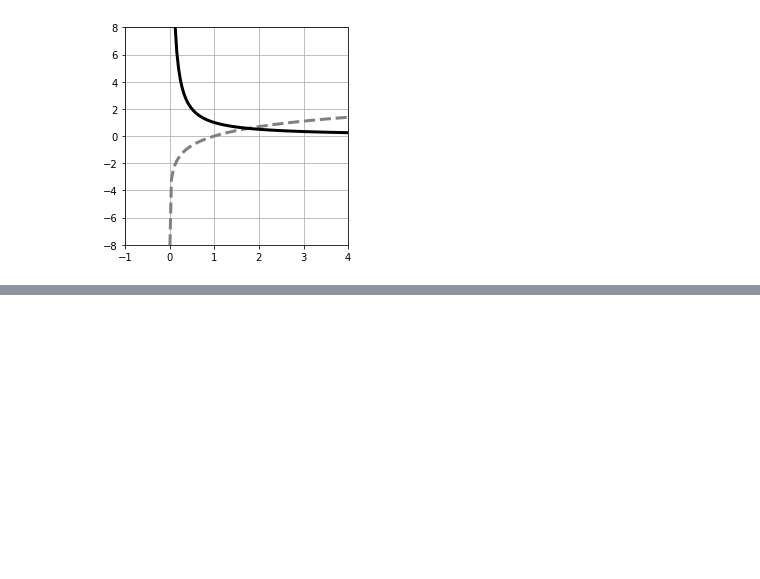
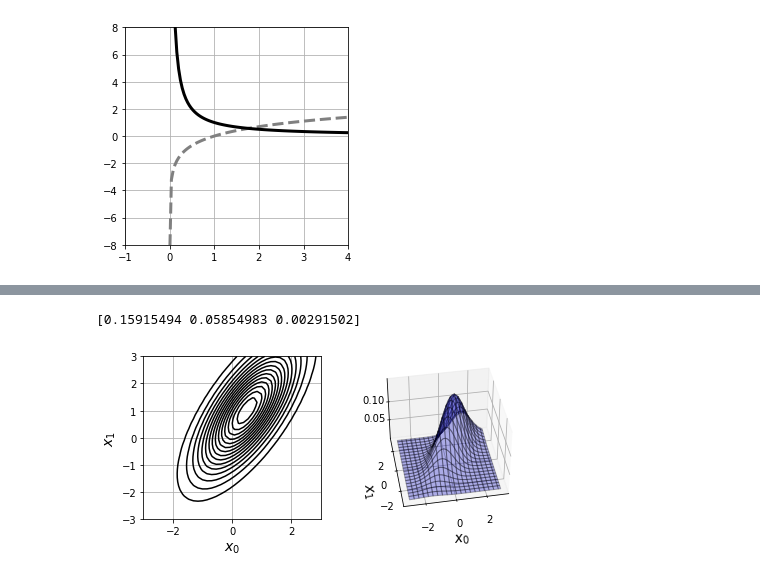
Before and after one commit to skanayam/python_machinelearning_tutorial, a Jupyter notebook: section4.ipynb, the cells around one changed output, grey strips where cells are left out. Cells and saved outputs as stored; diff of their text form; code cells hidden in the pictures; blank space fills up the shorter version.

```diff
--- a/section4.ipynb
+++ b/section4.ipynb
@@ -296,0 +370,74 @@ plt.show()
+# %%
+import numpy as np
+import matplotlib.pyplot as plt
+%matplotlib inline
+from mpl_toolkits.mplot3d import Axes3D
+
+#ガウス関数の定義
+def gauss(x, mu, sigma):
+    N, D = x.shape
+    c1 = 1/(2*np.pi)**(D/2)
+    c2 = 1/(np.linalg.det(sigma)**(1/2))
+    inv_sigma = np.linalg.inv(sigma)
+    c3 = x - mu
+    c4 = np.dot(c3, inv_sigma)
+    c5 = np.zeros(N)
+    for d in range(D):
+        c5 = c5+c4[:, d]*c3[:, d]
+    p = c1*c2*np.exp(-c5/2)
+    return p
+
+x = np.array([[1,2],[2,1],[3,4]])
+mu = np.array([1,2]) #行列-ベクトルってオッケー？
+sigma = np.array([[1,0],[0,1]])
+print(gauss(x, mu, sigma))
+# %% [output]
+[0.15915494 0.05854983 0.00291502]
+# %%
+x_range0 = [-3, 3]
+x_range1 = [-3, 3]
+
+#等高線表示
+def show_contour_gauss(mu, sig):
+    xn = 40
+    x0 = np.linspace(x_range0[0], x_range0[1], xn)
+    x1 = np.linspace(x_range1[0], x_range1[1], xn)
+    xx0, xx1 = np.meshgrid(x0, x1)
+    x = np.c_[np.reshape(xx0, xn*xn, order='C'), np.reshape(xx1, xn*xn, order='C')]
+    f = gauss(x, mu, sig)
+    f = f.reshape(xn, xn)
+    f = f.T
+    cont = plt.contour(xx0, xx1, f, 15, colors='k')
+    plt.grid(True)
+
+#3D表示
+def show3d_gauss(ax, mu, sig):
+    xn = 40
+    x0 = np.linspace(x_range0[0], x_range0[1], xn)
+    x1 = np.linspace(x_range1[0], x_range1[1], xn)
+    xx0, xx1 = np.meshgrid(x0, x1)
+    x = np.c_[np.reshape(xx0, xn*xn, order='C'), np.reshape(xx1, xn*xn, order='C')]
+    f = gauss(x, mu, sig)
+    f = f.reshape(xn, xn)
+    f = f.T
+    ax.plot_surface(xx0, xx1, f, rstride=2, cstride=2, alpha=0.3, color='blue', edgecolor='black')
+
+#メイン
+mu = np.array([1,0.5])
+sigma = np.array([[2,1],[1,1]])
+Fig = plt.figure(1, figsize=(7,3))
+Fig.add_subplot(1, 2, 1)
+show_contour_gauss(mu, sigma)
+plt.xlim(x_range0)
+plt.ylim(x_range1)
+plt.xlabel('$x_0$', fontsize=14)
+plt.ylabel('$x_1$', fontsize=14)
+Ax = Fig.add_subplot(1, 2, 2, projection='3d')
+show3d_gauss(Ax, mu, sigma)
+Ax.set_zticks([0.05, 0.10])
+Ax.set_xlabel('$x_0$', fontsize=14)
+Ax.set_ylabel('$x_1$', fontsize=14)
+Ax.view_init(40, -100)
+plt.show()
+# %% [output]
+[figure, added]
```
Also changed, not shown: parts of 5 cells of this notebook, 1 other file.
